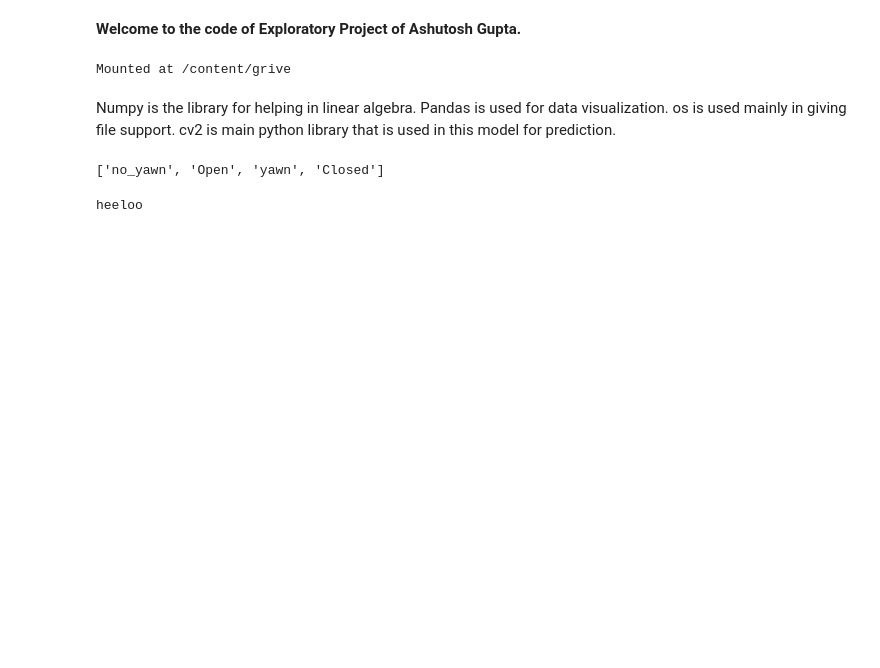
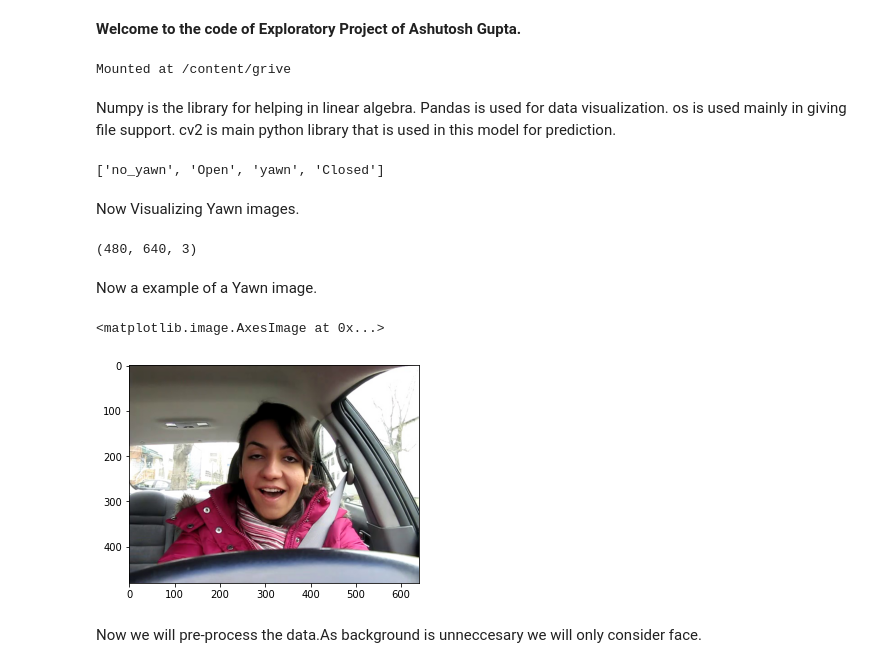
Before and after one commit to CODER-AsHuToSh/UnderGraduate_Project, a Jupyter notebook: Exploratory_Project_code.ipynb, the cells around one changed output. Saved outputs shown, nothing was run; the diff lists cells and outputs as text; code cells hidden in the pictures; blank space fills up the shorter version.

```diff
--- a/Exploratory_Project_code.ipynb
+++ b/Exploratory_Project_code.ipynb
@@ -23,7 +24,5 @@ labels = os.listdir('/content/grive/MyDrive/train')
 print(labels)
 # %% [output]
 ['no_yawn', 'Open', 'yawn', 'Closed']
-# %%
-print("heeloo")
-# %% [output]
-heeloo
+# %% [markdown]
+Now Visualizing Yawn images.
@@ -29,0 +31,13 @@ heeloo
+# %%
+a.shape
+# %% [output]
+(480, 640, 3)
+# %% [markdown]
+Now a example of a Yawn image.
+# %%
+plt.imshow(plt.imread("/content/grive/MyDrive/train/yawn/9.jpg"))
+# %% [output]
+<matplotlib.image.AxesImage at 0x...>
+[figure, added]
+# %% [markdown]
+Now we will pre-process the data.As background is unneccesary we will only consider face.
```
Also changed, not shown: parts of 2 cells of this notebook.
